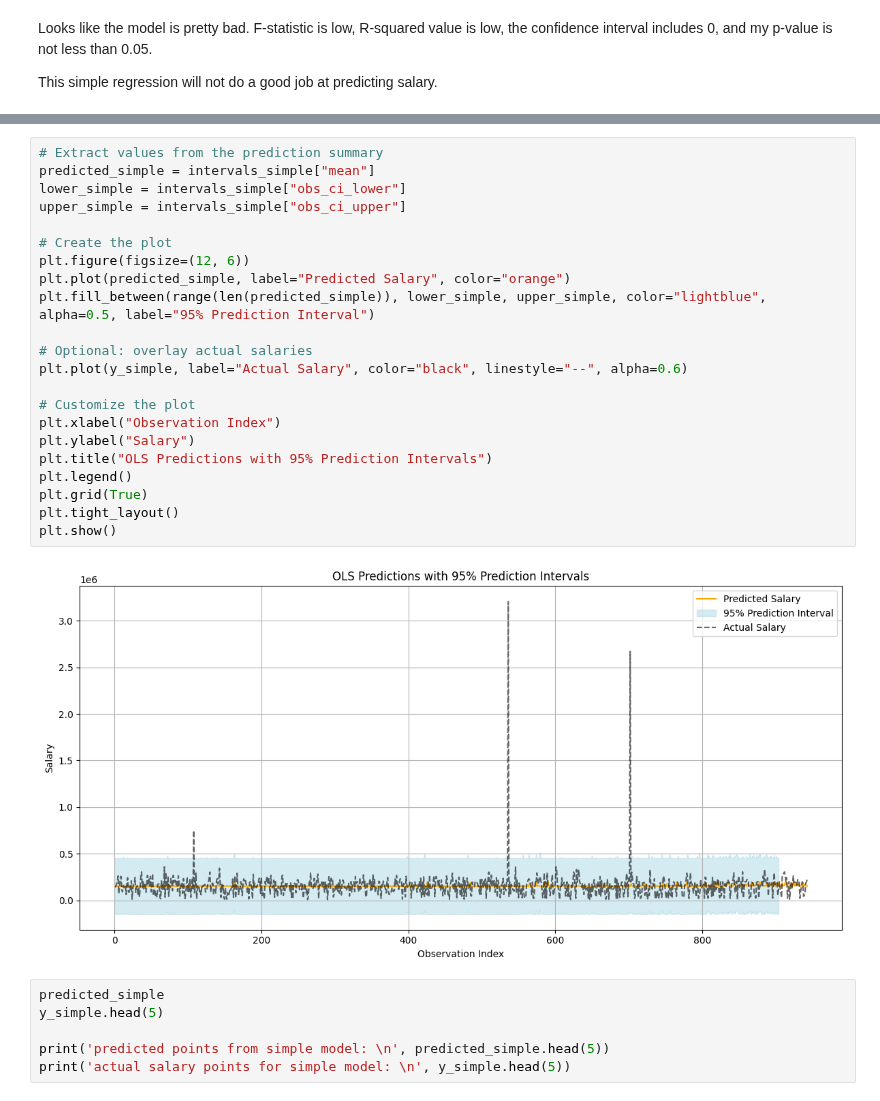
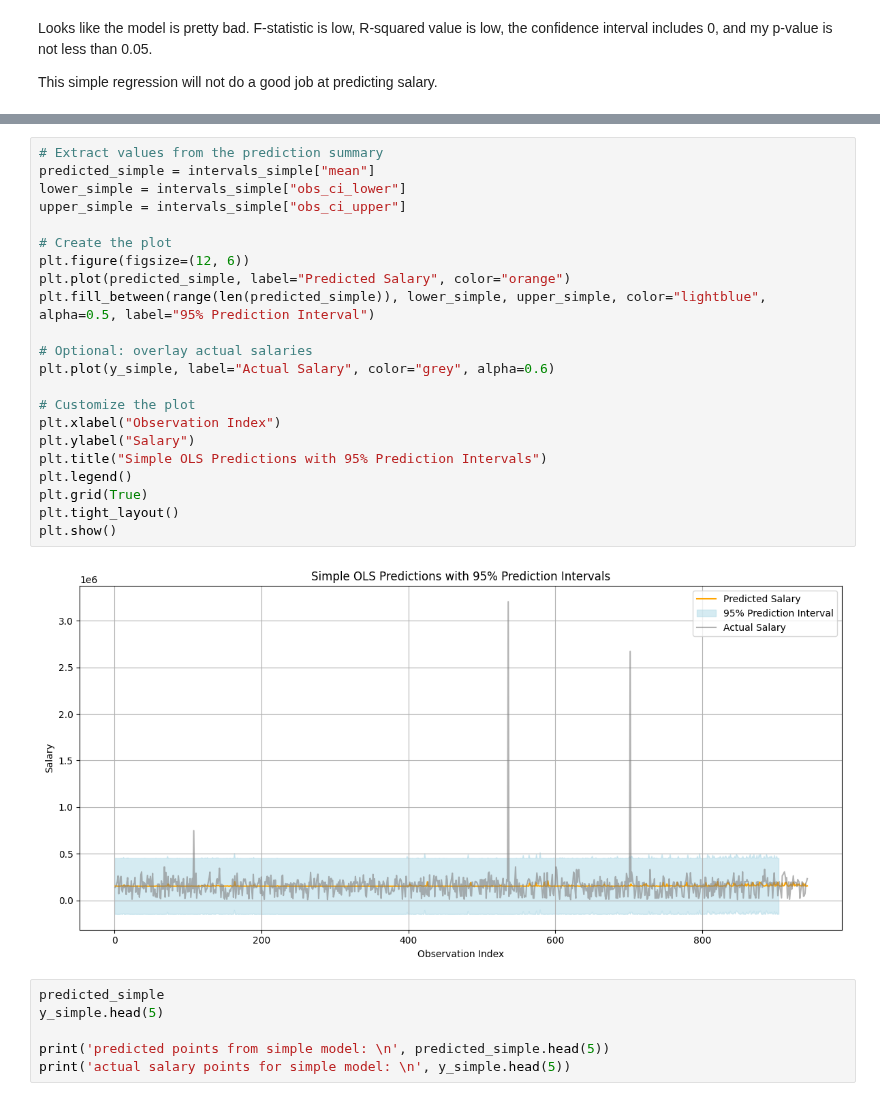
Before and after one commit to IanTaiAhn/econ6550, a Jupyter notebook: colab_assignments/Google_Colab_Assignment_8.ipynb, the cells around one changed output, grey strips where cells are left out. Cells and saved outputs as stored; diff of their text form.

```diff
--- a/colab_assignments/Google_Colab_Assignment_8.ipynb
+++ b/colab_assignments/Google_Colab_Assignment_8.ipynb
@@ -541,27 +525,27 @@ plt.show()
 # %%
 # Extract values from the prediction summary
 predicted_simple = intervals_simple["mean"]
 lower_simple = intervals_simple["obs_ci_lower"]
 upper_simple = intervals_simple["obs_ci_upper"]
 
 # Create the plot
 plt.figure(figsize=(12, 6))
 plt.plot(predicted_simple, label="Predicted Salary", color="orange")
 plt.fill_between(range(len(predicted_simple)), lower_simple, upper_simple, color="lightblue", alpha=0.5, label="95% Prediction Interval")
 
 # Optional: overlay actual salaries
-plt.plot(y_simple, label="Actual Salary", color="black", linestyle="--", alpha=0.6)
+plt.plot(y_simple, label="Actual Salary", color="grey", alpha=0.6)
 
 # Customize the plot
 plt.xlabel("Observation Index")
 plt.ylabel("Salary")
-plt.title("OLS Predictions with 95% Prediction Intervals")
+plt.title("Simple OLS Predictions with 95% Prediction Intervals")
 plt.legend()
 plt.grid(True)
 plt.tight_layout()
 plt.show()
 # %% [output]
-[figure, old version]
+[figure, new version]
 # %%
 predicted_simple
 y_simple.head(5)
```
Also changed, not shown: parts of 10 cells of this notebook.
